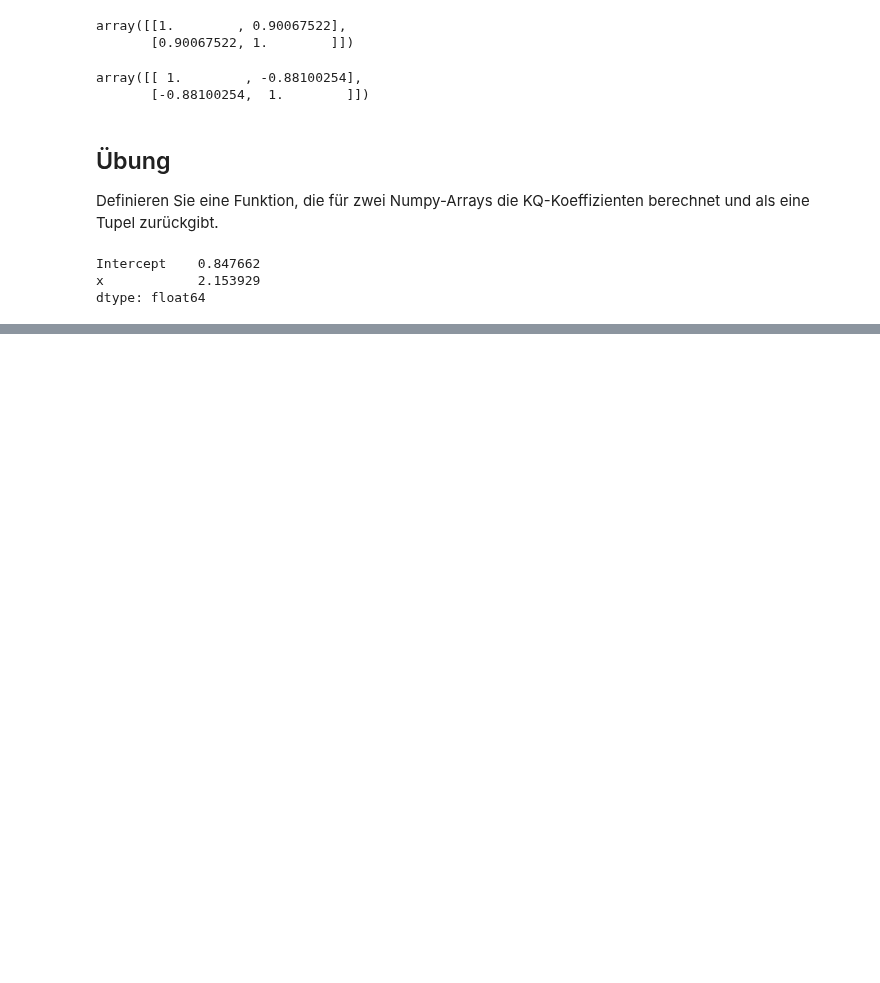
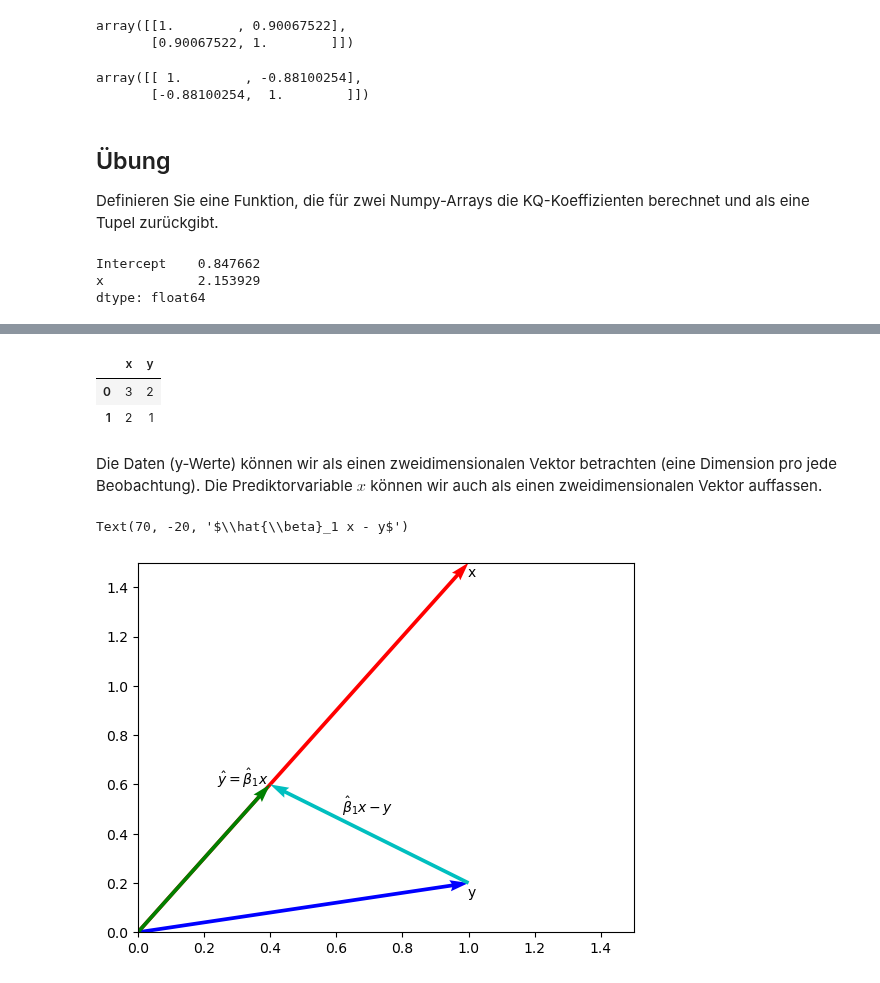
Before and after one commit to febse/econ2024-de, a Jupyter notebook: 03-KQ-Methode.ipynb, the cells around one changed output, grey strips where cells are left out. Saved outputs shown, nothing was run; the diff lists cells and outputs as text; code cells hidden in the pictures; blank space fills up the shorter version.

```diff
--- a/03-KQ-Methode.ipynb
+++ b/03-KQ-Methode.ipynb
@@ -523,0 +532,41 @@ dtype: float64
+# %%
+dt_2d = pd.DataFrame({'x': [3, 2], 'y': [2, 1]})
+dt_2d
+# %% [output]
+|  | x | y |
+| 0 | 3 | 2 |
+| 1 | 2 | 1 |
+# %% [markdown]
+Die Daten (y-Werte) können wir als einen zweidimensionalen Vektor betrachten (eine Dimension pro jede Beobachtung).
+ Die Prediktorvariable $x$ können wir auch als einen zweidimensionalen Vektor auffassen.
+# %%
+#| label: fig-vec-proj
+#| fig-cap: Projektion des Vektors y auf den Vektor x.
+#| code-fold: true
+
+import numpy as np
+import matplotlib.pyplot as plt
+
+X = np.array([2, 3]) / 2
+Y = np.array([1, 0.2])
+
+# Create a figure
+fig, ax = plt.subplots()
+Y_proj = np.dot(X, Y) / np.dot(X, X) * X
+Y_min_Y_proj = Y_proj- Y
+
+# Plot the vectors
+ax.quiver(0, 0, X[0], X[1], angles='xy', scale_units='xy', scale=1, color='r', label='A')
+ax.quiver(0, 0, Y[0], Y[1], angles='xy', scale_units='xy', scale=1, color='b', label='B')
+ax.quiver(Y[0], Y[1], Y_min_Y_proj[0], Y_min_Y_proj[1], angles='xy', scale_units='xy', scale=1, color='c', label='C')
+ax.quiver(0, 0, Y_proj[0], Y_proj[1], angles='xy', scale_units='xy', scale=1, color='g', label='D')
+ax.set_xlim(0, 1.5)
+ax.set_ylim(0, 1.5)
+
+ax.annotate('x', (X[0], X[1]), textcoords="offset points", xytext=(2,-10), ha='center')
+ax.annotate('y', (Y[0], Y[1]), textcoords="offset points", xytext=(2,-10), ha='center')
+ax.annotate(r"$ \hat{y} = \hat{\beta}_1 x$", (Y_proj[0], Y_proj[1]), textcoords="offset points", xytext=(-20,0), ha='center')
+ax.annotate(r"$\hat{\beta}_1 x - y$", (Y_proj[0], Y_proj[1]), textcoords="offset points", xytext=(70,-20), ha='center')
+# %% [output]
+Text(70, -20, '$\\hat{\\beta}_1 x - y$')
+[figure, added]
```
Also changed, not shown: parts of 7 cells of this notebook.
